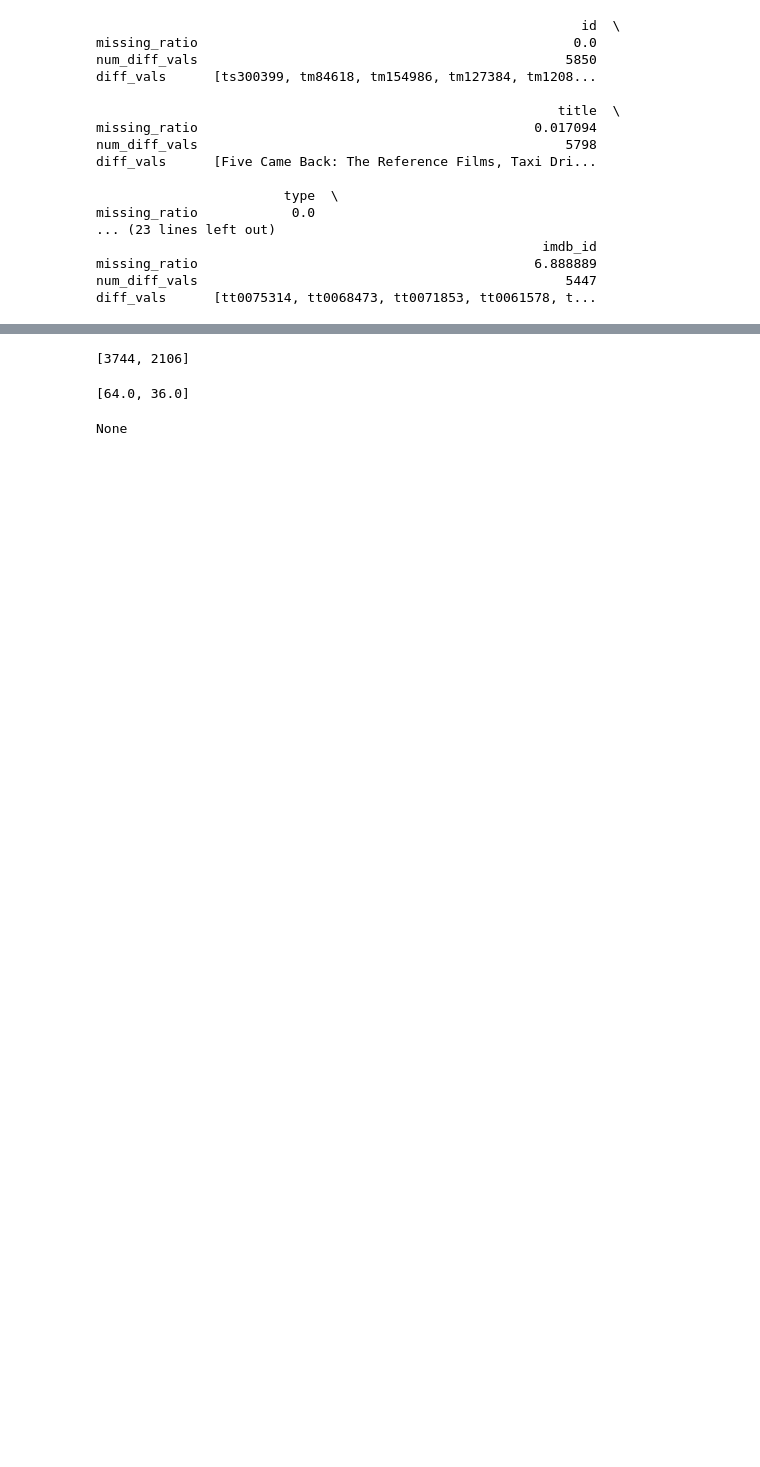
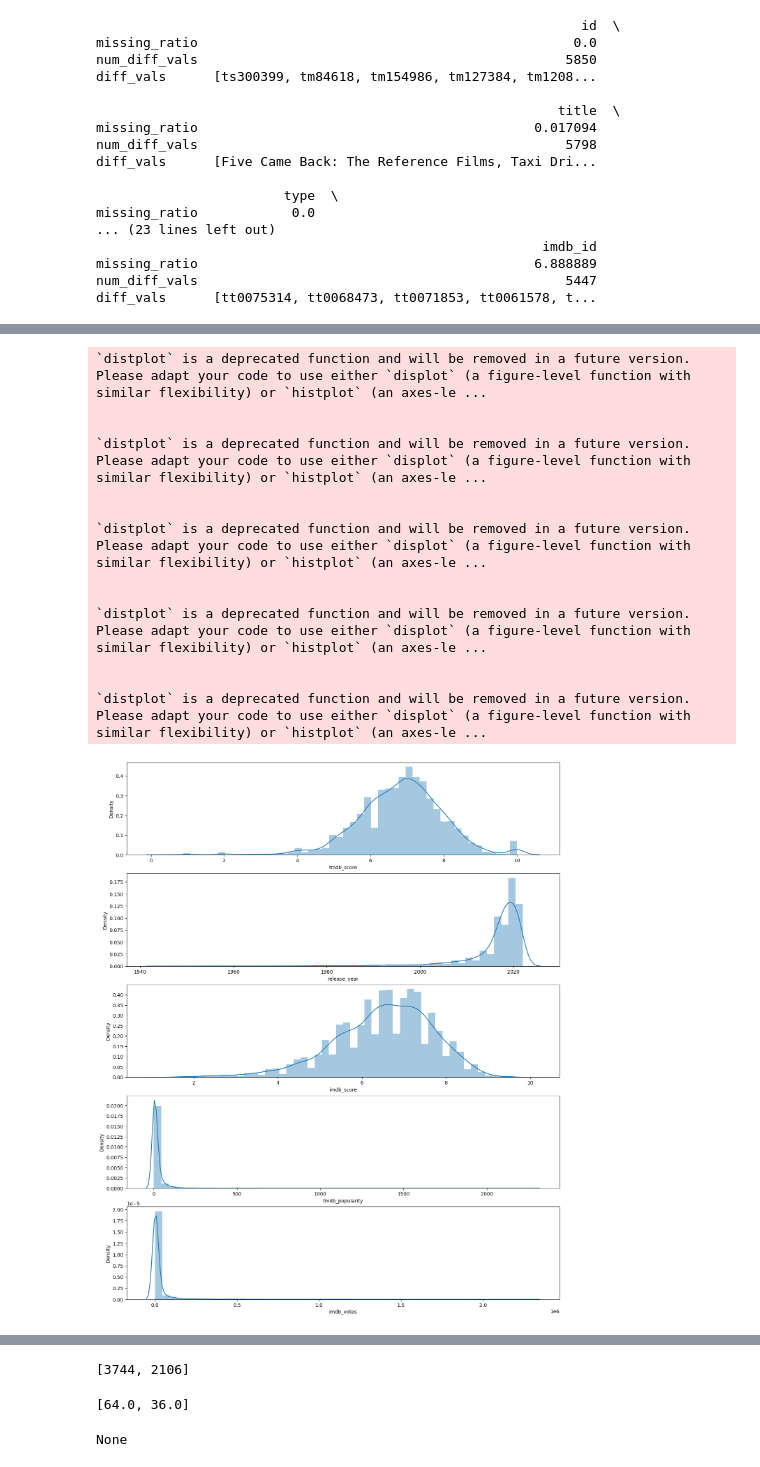
Before and after one commit to DataScienceHCMUS/Analysis, a Jupyter notebook: notebooks/Netflix.ipynb, the cells around one changed output, grey strips where cells are left out. Drawn from its saved outputs; the diff is of its cells as text; code cells hidden in the pictures; blank space fills up the shorter version.

```diff
--- a/notebooks/Netflix.ipynb
+++ b/notebooks/Netflix.ipynb
@@ -284,0 +403,25 @@ max             10.000000        2022.0
+# %%
+i=0
+#j=0
+rows=5
+cols=1
+fig, axes = plt.subplots(nrows = rows, ncols = cols, figsize = (16,20))
+for col in num_cols:
+    sns.distplot(data_df[col],ax=axes[i])
+    i=i+1
+plt.show()
+# %% [output]
+`distplot` is a deprecated function and will be removed in a future version. Please adapt your code to use either `displot` (a figure-level function with similar flexibility) or `histplot` (an axes-le ...
+
+
+`distplot` is a deprecated function and will be removed in a future version. Please adapt your code to use either `displot` (a figure-level function with similar flexibility) or `histplot` (an axes-le ...
+
+
+`distplot` is a deprecated function and will be removed in a future version. Please adapt your code to use either `displot` (a figure-level function with similar flexibility) or `histplot` (an axes-le ...
+
+
+`distplot` is a deprecated function and will be removed in a future version. Please adapt your code to use either `displot` (a figure-level function with similar flexibility) or `histplot` (an axes-le ...
+
+
+`distplot` is a deprecated function and will be removed in a future version. Please adapt your code to use either `displot` (a figure-level function with similar flexibility) or `histplot` (an axes-le ...
+[figure, added]
```
Also changed, not shown: parts of 56 cells of this notebook.
